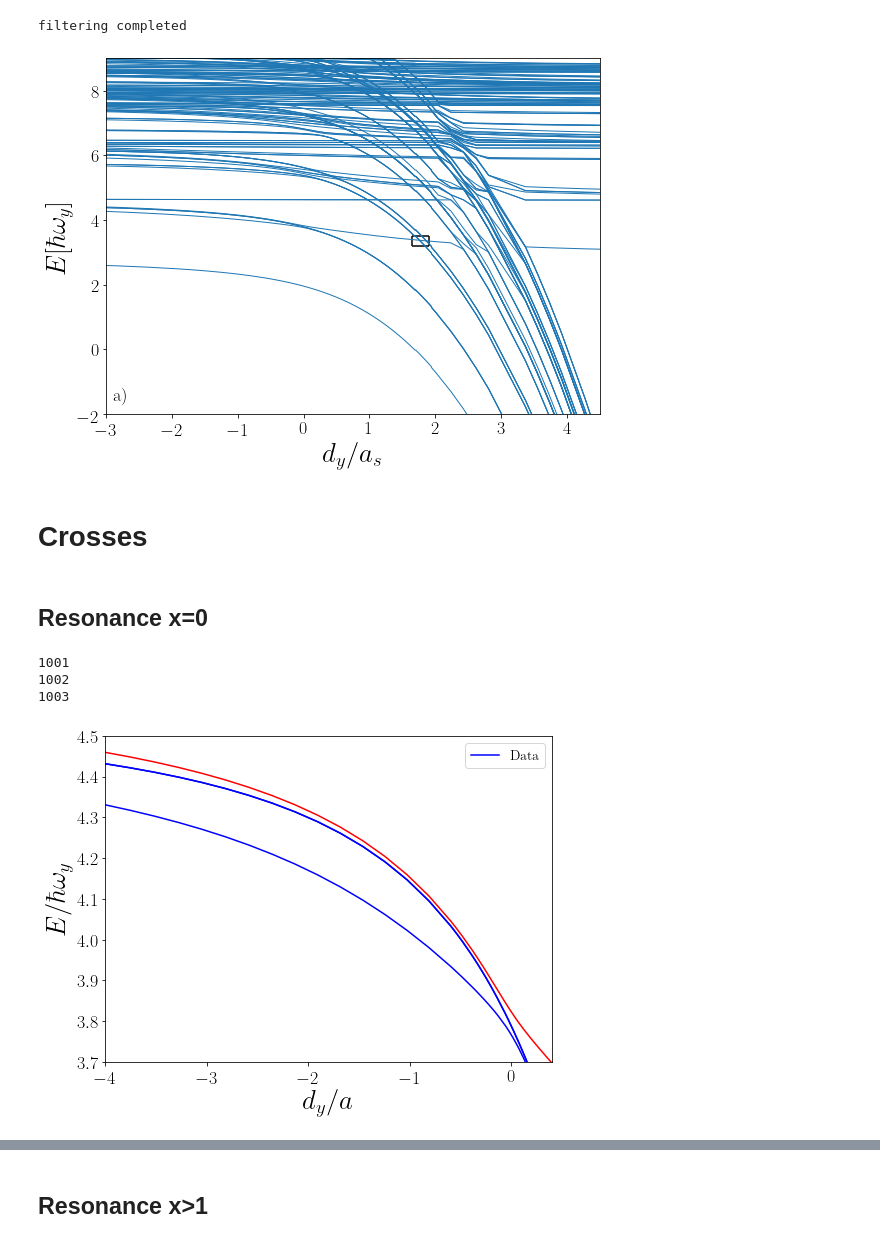
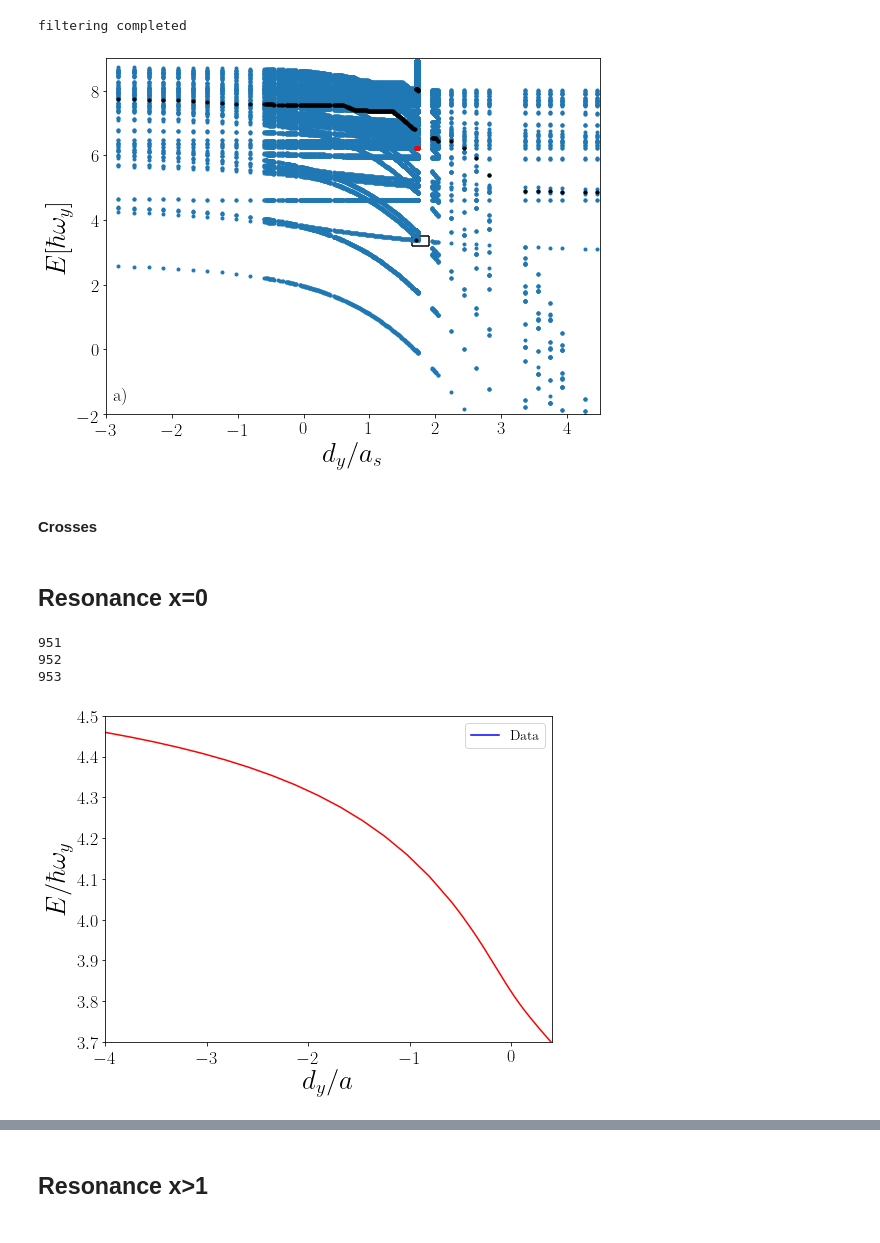
Before and after one commit to TsspGit/Ultracold_Atoms_src, a Jupyter notebook: Analysis/q3d/Energies_Analysis_4993_4993_4993.ipynb, the cells around one changed output, grey strips where cells are left out. Cells and saved outputs as stored; diff of their text form; code cells hidden in the pictures.

Commit message:
few changes in plots

```diff
--- a/Analysis/q3d/Energies_Analysis_4993_4993_4993.ipynb
+++ b/Analysis/q3d/Energies_Analysis_4993_4993_4993.ipynb
@@ -71,28 +71,29 @@ dic = transpose_energies(Data)
 # %%
 #dic, least_bound_pos = dic_from_least_bound_forward(dic, wy)
 # %%
-least_bound_pos = 1000
+least_bound_pos = 950
 # %%
 fig, ax = plt.subplots(figsize=(8,6))
 for i in range(least_bound_pos, least_bound_pos + 160):
-    ax.plot(x, dic['nivel_{}'.format(i)]/wy, 'C0', lw=1)
-#ax.plot(x, dic['nivel_1000']/wy, 'r')
+    ax.plot(x, dic['nivel_{}'.format(i)]/wy, 'C0.', lw=1)
+ax.plot(x, dic['nivel_984']/wy, 'r.')
+ax.plot(x, dic['nivel_1054']/wy, 'k.')
 ax.hlines(3.2, 1.65, 1.9, 'k')
 ax.hlines(3.5, 1.65, 1.9, 'k')
 ax.vlines(1.65, 3.2, 3.5, 'k')
 ax.vlines(1.9, 3.2, 3.5, 'k')
 ax.text(-2.9, -1.6, 'a)', fontsize=18)
 ax.set_ylim(-2, 9)
 ax.set_xlim(-3, 4.5)
 ax.set_xlabel('$d_{y}/a_s$')
 ax.set_ylabel('$E[\hbar \omega_{y}]$')
 plt.tight_layout()
-fig.savefig('Results/Figures/Ix4993_Iy4993_Iz4993_Easc_solid.png', dpi=200)
+#fig.savefig('Results/Figures/Ix4993_Iy4993_Iz4993_Easc_solid.png', dpi=200)
 plt.show()
 # %% [output]
-[figure, old version]
+[figure, new version]
 # %% [markdown]
-# Crosses
+#### Crosses
 # %%
 %matplotlib inline
 # %% [markdown]
@@ -112,10 +113,10 @@ ax2.legend(['Data'], fontsize=14)
 #plt.savefig('Results/Figures/Ix4993_Iy4993_Iz4993_Easc_Zoom.png', dpi=200)
 plt.show()
 # %% [output]
-1001
-1002
-1003
+951
+952
+953
-[figure, old version]
+[figure, new version]
 # %%
 print(f'x={x[170]}, delta=0{delta[170]}\nx={x[263]}, delta=0{delta[263]}')
 # %% [output]
```
Also changed, not shown: parts of 4 cells of this notebook, 9 other files.
